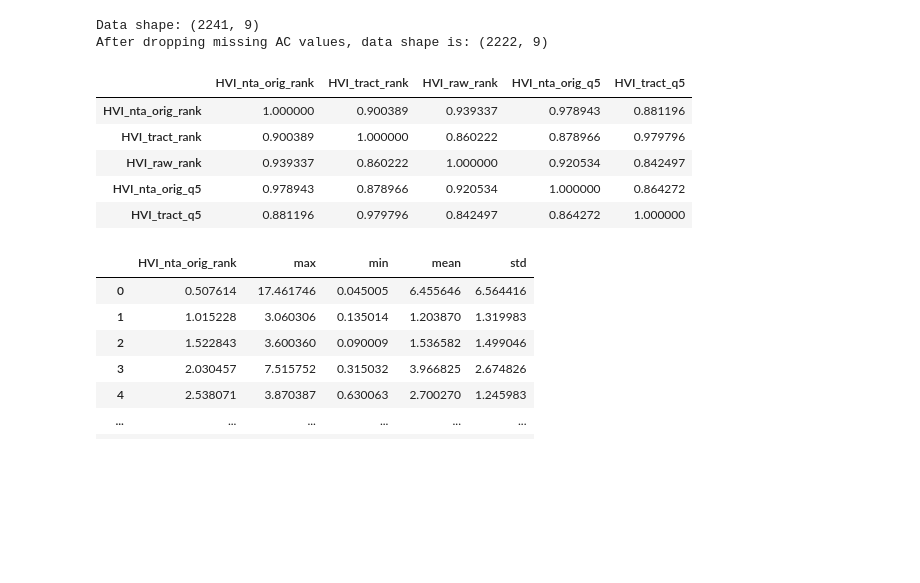
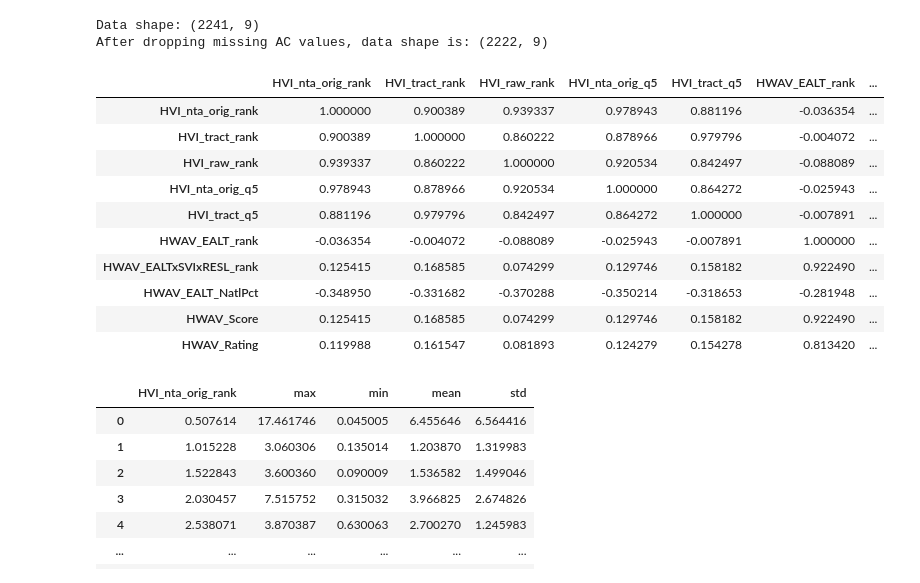
Before and after one commit to jennahgosciak/ScrutinizingIndexRiskAssessments, a Jupyter notebook: replicate-figures.ipynb, the cells around one changed output. Saved outputs shown, nothing was run; the diff lists cells and outputs as text; code cells hidden in the pictures; blank space fills up the shorter version.

```diff
--- a/replicate-figures.ipynb
+++ b/replicate-figures.ipynb
@@ -175,7 +176,7 @@ if print_all_nri:
 ## Load CDC Places Data
 # %%
 df_cdc, df_cdc_zcta = load_cdc_places(
-    zcta_geo, year=2024, load_cdc_places_data=load_cdc_places_data
+    zcta_geo, nyc_counties, year=2024, load_cdc_places_data=load_cdc_places_data
 )
 # %% [output]
 ------------------------
@@ -898,24 +898,37 @@ gdf_tract_hvi = (
         on="nta2020",
         suffixes=("", "_nta"),
     )
+    .merge(df_nri, on="geoid", how='left')
 )
 # %%
 gdf_tract_hvi[
     [
         "HVI_nta_orig_rank",
         "HVI_tract_rank",
         "HVI_raw_rank",
         "HVI_nta_orig_q5",
         "HVI_tract_q5",
     ]
+    + [
+        "HWAV_EALT_rank",
+        "HWAV_EALTxSVIxRESL_rank",
+        "HWAV_EALT_NatlPct",
+        "HWAV_Score",
+        "HWAV_Rating",
+    ]
 ].corr(method=correlation_method)
 # %% [output]
-|  | HVI_nta_orig_rank | HVI_tract_rank | HVI_raw_rank | HVI_nta_orig_q5 | HVI_tract_q5 |
-| HVI_nta_orig_rank | 1.000000 | 0.900389 | 0.939337 | 0.978943 | 0.881196 |
-| HVI_tract_rank | 0.900389 | 1.000000 | 0.860222 | 0.878966 | 0.979796 |
-| HVI_raw_rank | 0.939337 | 0.860222 | 1.000000 | 0.920534 | 0.842497 |
-| HVI_nta_orig_q5 | 0.978943 | 0.878966 | 0.920534 | 1.000000 | 0.864272 |
-| HVI_tract_q5 | 0.881196 | 0.979796 | 0.842497 | 0.864272 | 1.000000 |
+|  | HVI_nta_orig_rank | HVI_tract_rank | HVI_raw_rank | HVI_nta_orig_q5 | HVI_tract_q5 | HWAV_EALT_rank | ... |
+| HVI_nta_orig_rank | 1.000000 | 0.900389 | 0.939337 | 0.978943 | 0.881196 | -0.036354 | ... |
+| HVI_tract_rank | 0.900389 | 1.000000 | 0.860222 | 0.878966 | 0.979796 | -0.004072 | ... |
+| HVI_raw_rank | 0.939337 | 0.860222 | 1.000000 | 0.920534 | 0.842497 | -0.088089 | ... |
+| HVI_nta_orig_q5 | 0.978943 | 0.878966 | 0.920534 | 1.000000 | 0.864272 | -0.025943 | ... |
+| HVI_tract_q5 | 0.881196 | 0.979796 | 0.842497 | 0.864272 | 1.000000 | -0.007891 | ... |
+| HWAV_EALT_rank | -0.036354 | -0.004072 | -0.088089 | -0.025943 | -0.007891 | 1.000000 | ... |
+| HWAV_EALTxSVIxRESL_rank | 0.125415 | 0.168585 | 0.074299 | 0.129746 | 0.158182 | 0.922490 | ... |
+| HWAV_EALT_NatlPct | -0.348950 | -0.331682 | -0.370288 | -0.350214 | -0.318653 | -0.281948 | ... |
+| HWAV_Score | 0.125415 | 0.168585 | 0.074299 | 0.129746 | 0.158182 | 0.922490 | ... |
+| HWAV_Rating | 0.119988 | 0.161547 | 0.081893 | 0.124279 | 0.154278 | 0.813420 | ... |
 # %%
 gdf_tract_hvi_summary = gdf_tract_hvi.groupby(["HVI_nta_orig_rank"], as_index=False)[
     "HVI_tract_rank"
```
Also changed, not shown: parts of 3 cells of this notebook, 13 other files.
